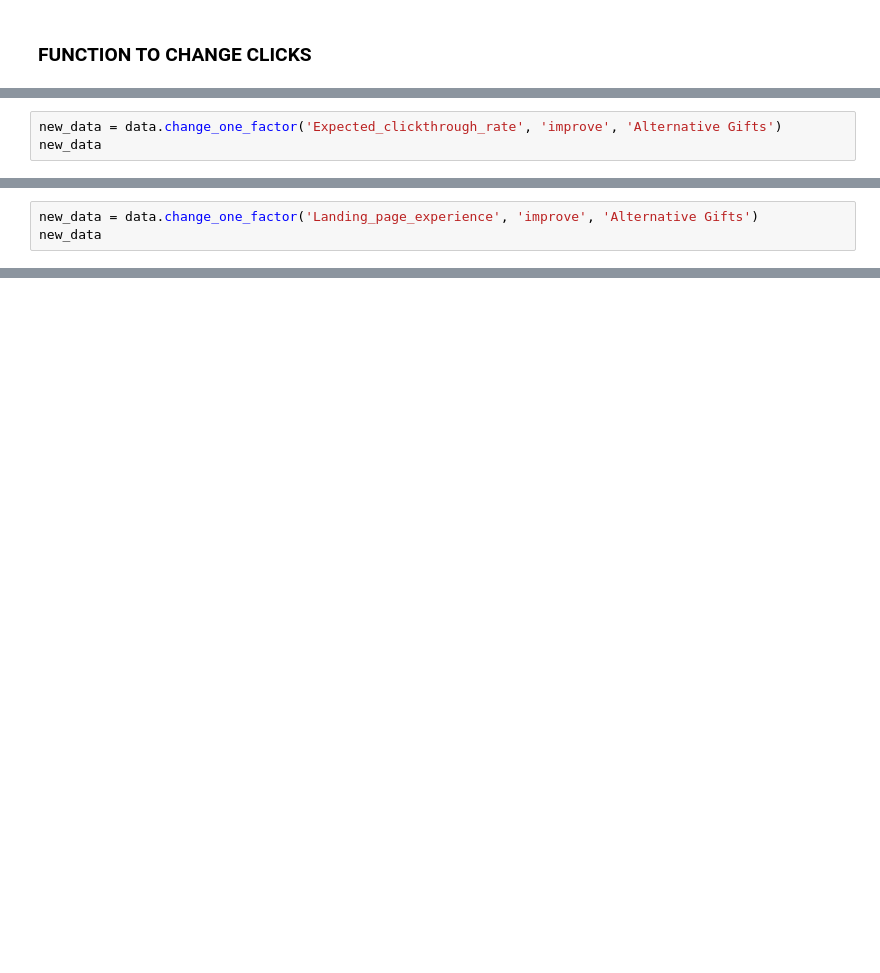
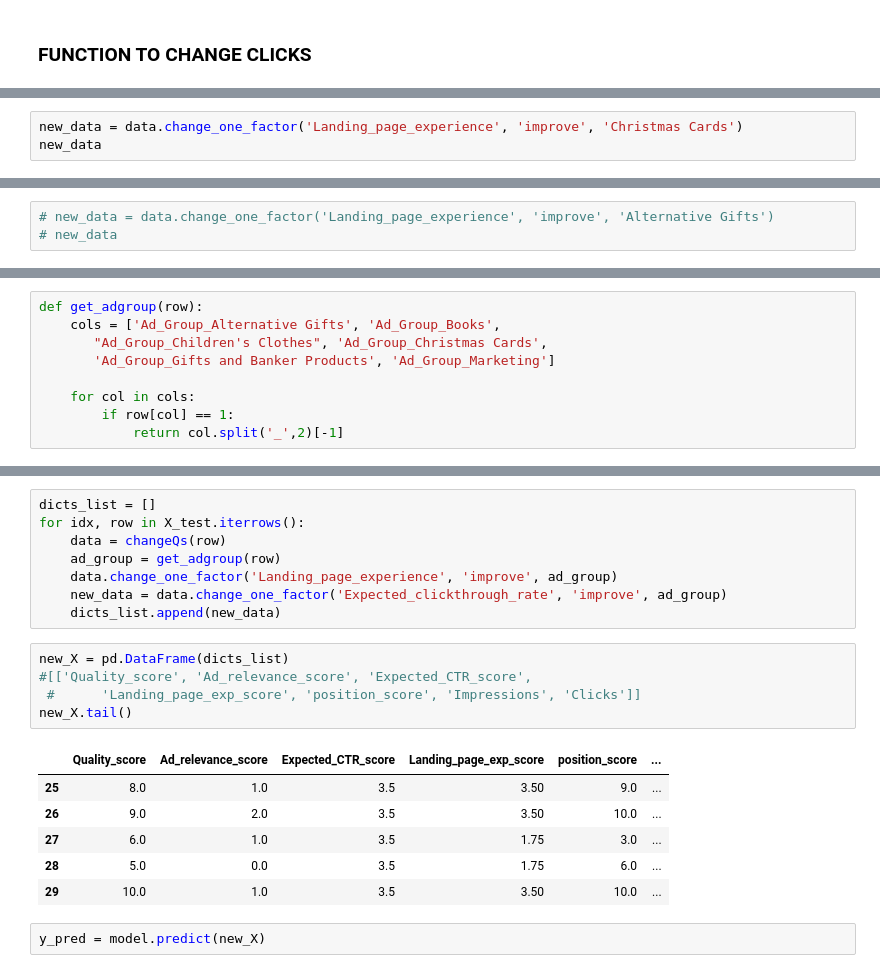
Before and after one commit to finesselab/google-Ads-Payment-Per-Click-optimization, a Jupyter notebook: PPC optimization.ipynb, the cells around one changed output, grey strips where cells are left out. Drawn from its saved outputs; the diff is of its cells as text; blank space fills up the shorter version.

```diff
--- a/PPC optimization.ipynb
+++ b/PPC optimization.ipynb
@@ -556,4 +626,4 @@ data = changeQs(X_test.loc[26,:])
 # %%
-new_data = data.change_one_factor('Expected_clickthrough_rate', 'improve', 'Alternative Gifts')
+new_data = data.change_one_factor('Landing_page_experience', 'improve', 'Christmas Cards')
 new_data
 # %% [output]
@@ -571,5 +641,5 @@ new_data
  'Ad_Group_Gifts and Banker Products': 0.0,
  'Ad_Group_Marketing': 0.0}
 # %%
-new_data = data.change_one_factor('Landing_page_experience', 'improve', 'Alternative Gifts')
-new_data
+# new_data = data.change_one_factor('Landing_page_experience', 'improve', 'Alternative Gifts')
+# new_data
@@ -597,0 +652,9 @@ array([57.93589158])
+# %%
+def get_adgroup(row):
+    cols = ['Ad_Group_Alternative Gifts', 'Ad_Group_Books',
+       "Ad_Group_Children's Clothes", 'Ad_Group_Christmas Cards',
+       'Ad_Group_Gifts and Banker Products', 'Ad_Group_Marketing']
+
+    for col in cols:
+        if row[col] == 1:
+            return col.split('_',2)[-1]
@@ -597,0 +673,22 @@ array([57.93589158])
+# %%
+dicts_list = []
+for idx, row in X_test.iterrows():
+    data = changeQs(row)
+    ad_group = get_adgroup(row)
+    data.change_one_factor('Landing_page_experience', 'improve', ad_group)
+    new_data = data.change_one_factor('Expected_clickthrough_rate', 'improve', ad_group)
+    dicts_list.append(new_data)
+# %%
+new_X = pd.DataFrame(dicts_list)
+#[['Quality_score', 'Ad_relevance_score', 'Expected_CTR_score',
+ #      'Landing_page_exp_score', 'position_score', 'Impressions', 'Clicks']]
+new_X.tail()
+# %% [output]
+|  | Quality_score | Ad_relevance_score | Expected_CTR_score | Landing_page_exp_score | position_score | ... |
+| 25 | 8.0 | 1.0 | 3.5 | 3.50 | 9.0 | ... |
+| 26 | 9.0 | 2.0 | 3.5 | 3.50 | 10.0 | ... |
+| 27 | 6.0 | 1.0 | 3.5 | 1.75 | 3.0 | ... |
+| 28 | 5.0 | 0.0 | 3.5 | 1.75 | 6.0 | ... |
+| 29 | 10.0 | 1.0 | 3.5 | 3.50 | 10.0 | ... |
+# %%
+y_pred = model.predict(new_X)
```
Also changed, not shown: parts of 29 cells of this notebook.
